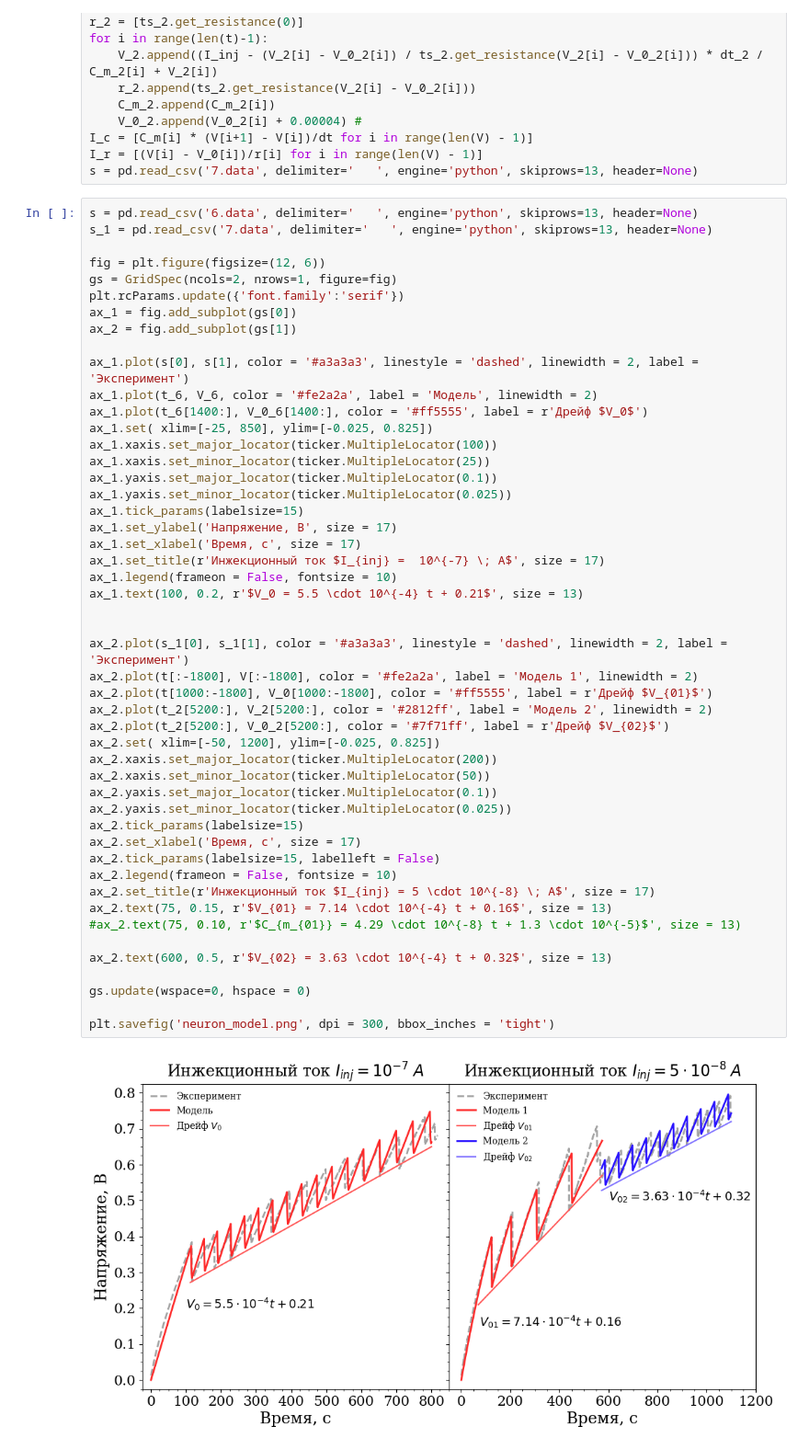
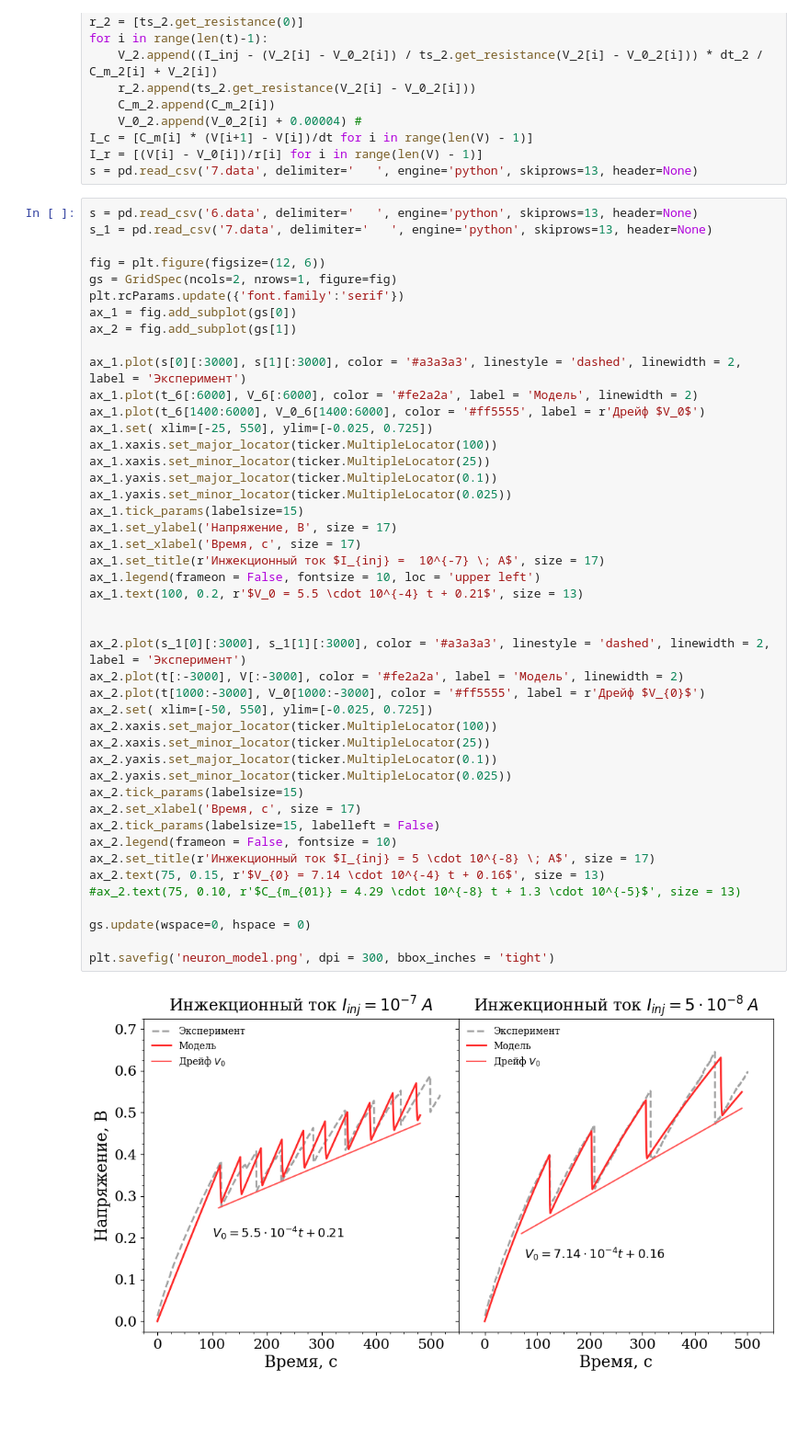
Before and after one commit to OneMoreGate/TiN-HZO_experimental, a Jupyter notebook: sample_6_preann_550_postann_350/good.ipynb, the cells around one changed output. Shown: that part at 92% size. Cells and saved outputs as stored; diff of their text form; blank space fills up the shorter version.

```diff
--- a/sample_6_preann_550_postann_350/good.ipynb
+++ b/sample_6_preann_550_postann_350/good.ipynb
@@ -189,47 +189,43 @@ s_1 = pd.read_csv('7.data', delimiter='   ', engine='python', skiprows=13, heade
 fig = plt.figure(figsize=(12, 6))
 gs = GridSpec(ncols=2, nrows=1, figure=fig)
 plt.rcParams.update({'font.family':'serif'})
 ax_1 = fig.add_subplot(gs[0])
 ax_2 = fig.add_subplot(gs[1])
 
-ax_1.plot(s[0], s[1], color = '#a3a3a3', linestyle = 'dashed', linewidth = 2, label = 'Эксперимент')
-ax_1.plot(t_6, V_6, color = '#fe2a2a', label = 'Модель', linewidth = 2)
-ax_1.plot(t_6[1400:], V_0_6[1400:], color = '#ff5555', label = r'Дрейф $V_0$')
-ax_1.set( xlim=[-25, 850], ylim=[-0.025, 0.825])
+ax_1.plot(s[0][:3000], s[1][:3000], color = '#a3a3a3', linestyle = 'dashed', linewidth = 2, label = 'Эксперимент')
+ax_1.plot(t_6[:6000], V_6[:6000], color = '#fe2a2a', label = 'Модель', linewidth = 2)
+ax_1.plot(t_6[1400:6000], V_0_6[1400:6000], color = '#ff5555', label = r'Дрейф $V_0$')
+ax_1.set( xlim=[-25, 550], ylim=[-0.025, 0.725])
 ax_1.xaxis.set_major_locator(ticker.MultipleLocator(100))
 ax_1.xaxis.set_minor_locator(ticker.MultipleLocator(25))
 ax_1.yaxis.set_major_locator(ticker.MultipleLocator(0.1))
 ax_1.yaxis.set_minor_locator(ticker.MultipleLocator(0.025))
 ax_1.tick_params(labelsize=15)
 ax_1.set_ylabel('Напряжение, В', size = 17)
 ax_1.set_xlabel('Время, с', size = 17)
 ax_1.set_title(r'Инжекционный ток $I_{inj} =  10^{-7} \; A$', size = 17)
-ax_1.legend(frameon = False, fontsize = 10)
+ax_1.legend(frameon = False, fontsize = 10, loc = 'upper left')
 ax_1.text(100, 0.2, r'$V_0 = 5.5 \cdot 10^{-4} t + 0.21$', size = 13)
 
 
-ax_2.plot(s_1[0], s_1[1], color = '#a3a3a3', linestyle = 'dashed', linewidth = 2, label = 'Эксперимент')
-ax_2.plot(t[:-1800], V[:-1800], color = '#fe2a2a', label = 'Модель 1', linewidth = 2)
-ax_2.plot(t[1000:-1800], V_0[1000:-1800], color = '#ff5555', label = r'Дрейф $V_{01}$')
-ax_2.plot(t_2[5200:], V_2[5200:], color = '#2812ff', label = 'Модель 2', linewidth = 2)
-ax_2.plot(t_2[5200:], V_0_2[5200:], color = '#7f71ff', label = r'Дрейф $V_{02}$')
-ax_2.set( xlim=[-50, 1200], ylim=[-0.025, 0.825])
-ax_2.xaxis.set_major_locator(ticker.MultipleLocator(200))
-ax_2.xaxis.set_minor_locator(ticker.MultipleLocator(50))
+ax_2.plot(s_1[0][:3000], s_1[1][:3000], color = '#a3a3a3', linestyle = 'dashed', linewidth = 2, label = 'Эксперимент')
+ax_2.plot(t[:-3000], V[:-3000], color = '#fe2a2a', label = 'Модель', linewidth = 2)
+ax_2.plot(t[1000:-3000], V_0[1000:-3000], color = '#ff5555', label = r'Дрейф $V_{0}$')
+ax_2.set( xlim=[-50, 550], ylim=[-0.025, 0.725])
+ax_2.xaxis.set_major_locator(ticker.MultipleLocator(100))
+ax_2.xaxis.set_minor_locator(ticker.MultipleLocator(25))
 ax_2.yaxis.set_major_locator(ticker.MultipleLocator(0.1))
 ax_2.yaxis.set_minor_locator(ticker.MultipleLocator(0.025))
 ax_2.tick_params(labelsize=15)
 ax_2.set_xlabel('Время, с', size = 17)
 ax_2.tick_params(labelsize=15, labelleft = False)
 ax_2.legend(frameon = False, fontsize = 10)
 ax_2.set_title(r'Инжекционный ток $I_{inj} = 5 \cdot 10^{-8} \; A$', size = 17)
-ax_2.text(75, 0.15, r'$V_{01} = 7.14 \cdot 10^{-4} t + 0.16$', size = 13)
+ax_2.text(75, 0.15, r'$V_{0} = 7.14 \cdot 10^{-4} t + 0.16$', size = 13)
 #ax_2.text(75, 0.10, r'$C_{m_{01}} = 4.29 \cdot 10^{-8} t + 1.3 \cdot 10^{-5}$', size = 13)
-
-ax_2.text(600, 0.5, r'$V_{02} = 3.63 \cdot 10^{-4} t + 0.32$', size = 13)
 
 gs.update(wspace=0, hspace = 0)
 
 plt.savefig('neuron_model.png', dpi = 300, bbox_inches = 'tight')
 # %% [output]
-[figure, old version]
+[figure, new version]
```
Also changed, not shown: parts of 1 cell of this notebook, 6 other files.
